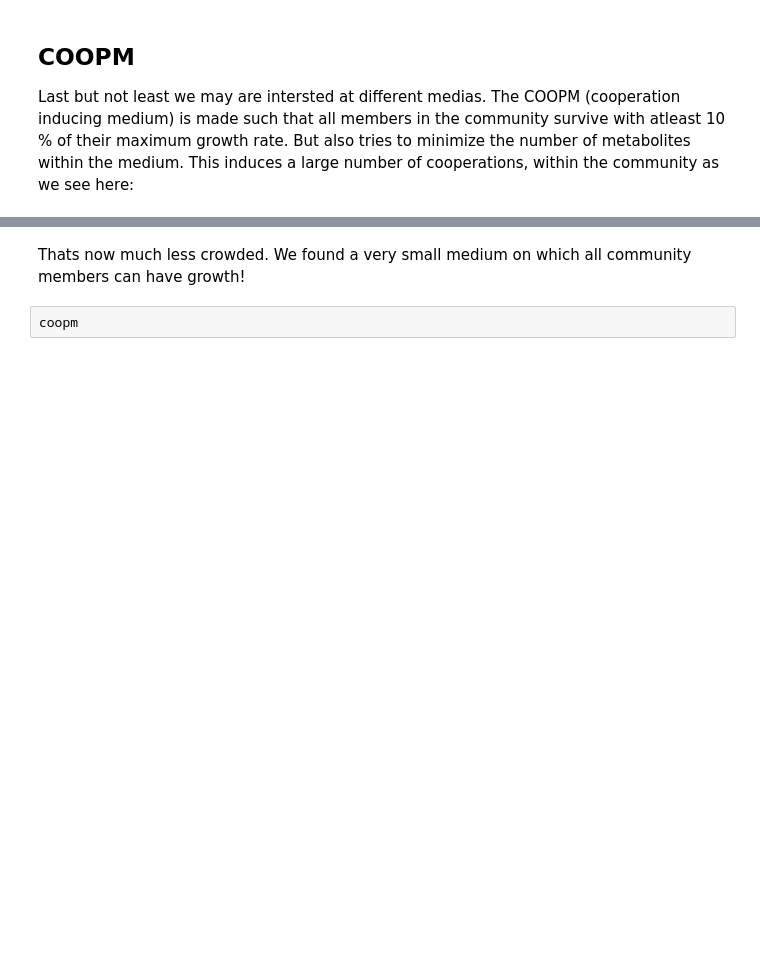
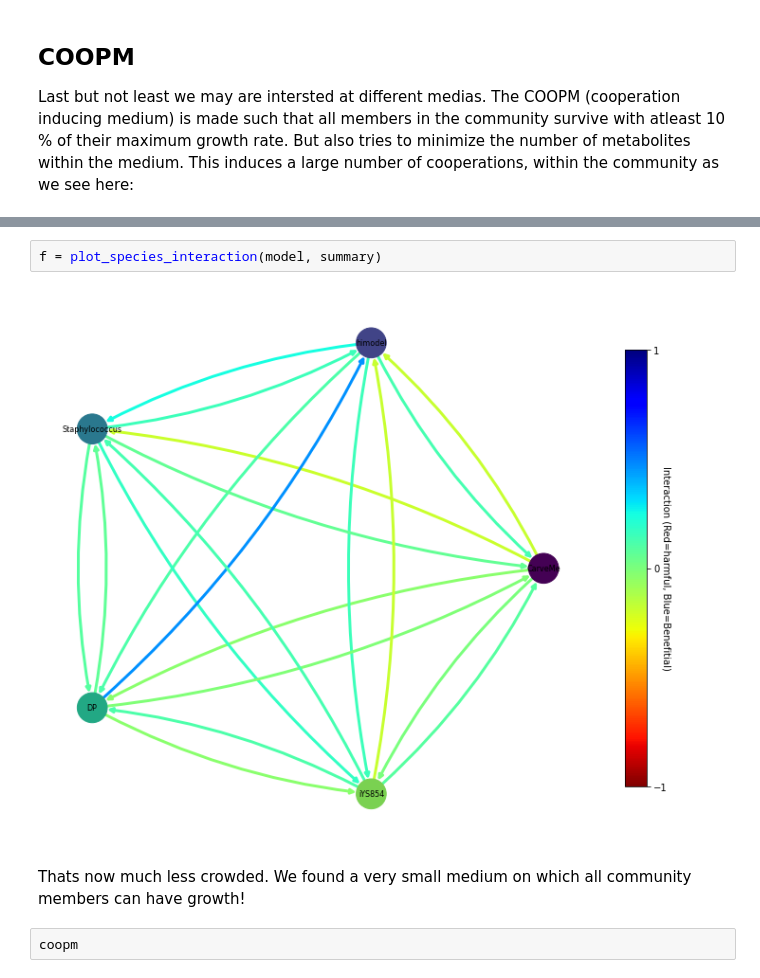
Before and after one commit to manuelgloeckler/ncmw, a Jupyter notebook: docs/community.ipynb, the cells around one changed output, grey strips where cells are left out. Drawn from its saved outputs; the diff is of its cells as text; blank space fills up the shorter version.

```diff
--- a/docs/community.ipynb
+++ b/docs/community.ipynb
@@ -128,3 +144,7 @@ iYS854 :  0.1026215689218812  with weights  1
+# %%
+f = plot_species_interaction(model, summary)
+# %% [output]
+[figure, added]
 # %% [markdown]
 Thats now much less crowded. We found a very small medium on which all community members can have growth!
 # %%
```
Also changed, not shown: parts of 20 cells of this notebook, 5 other files.
